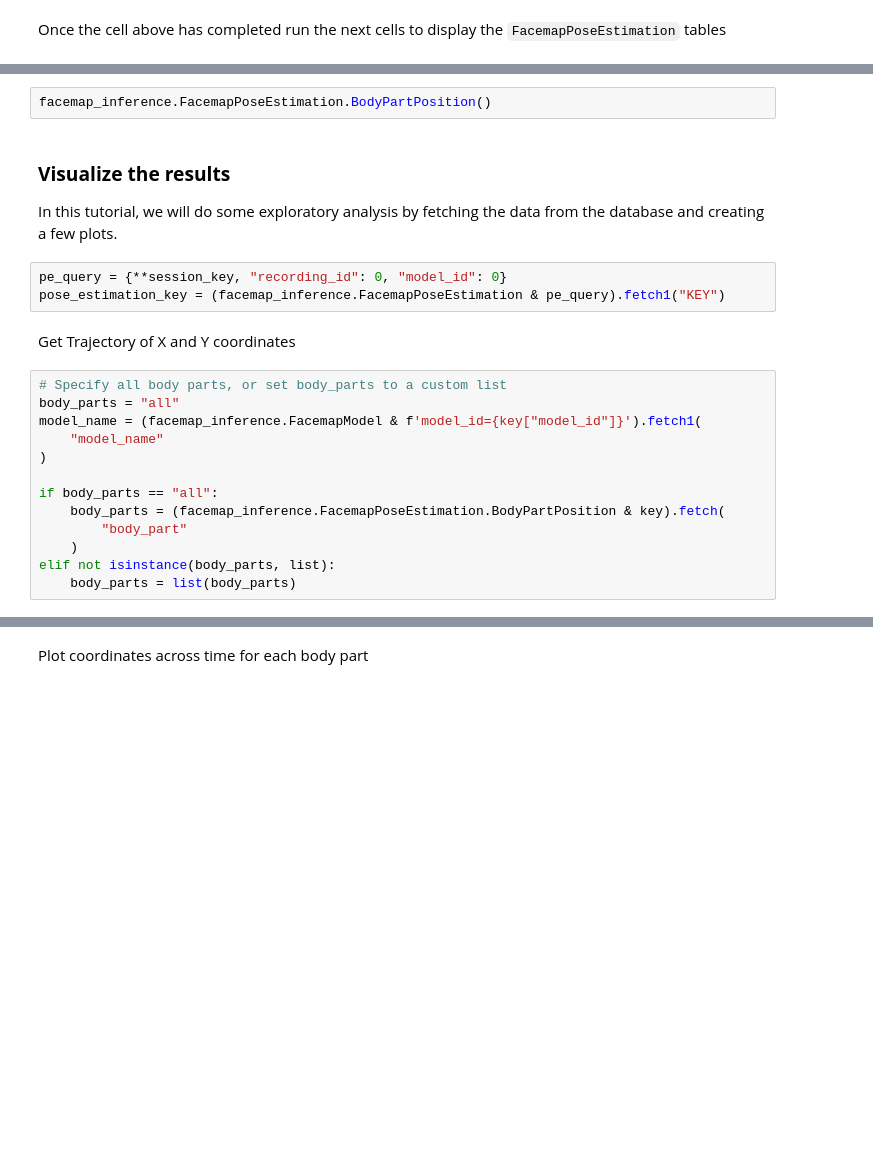
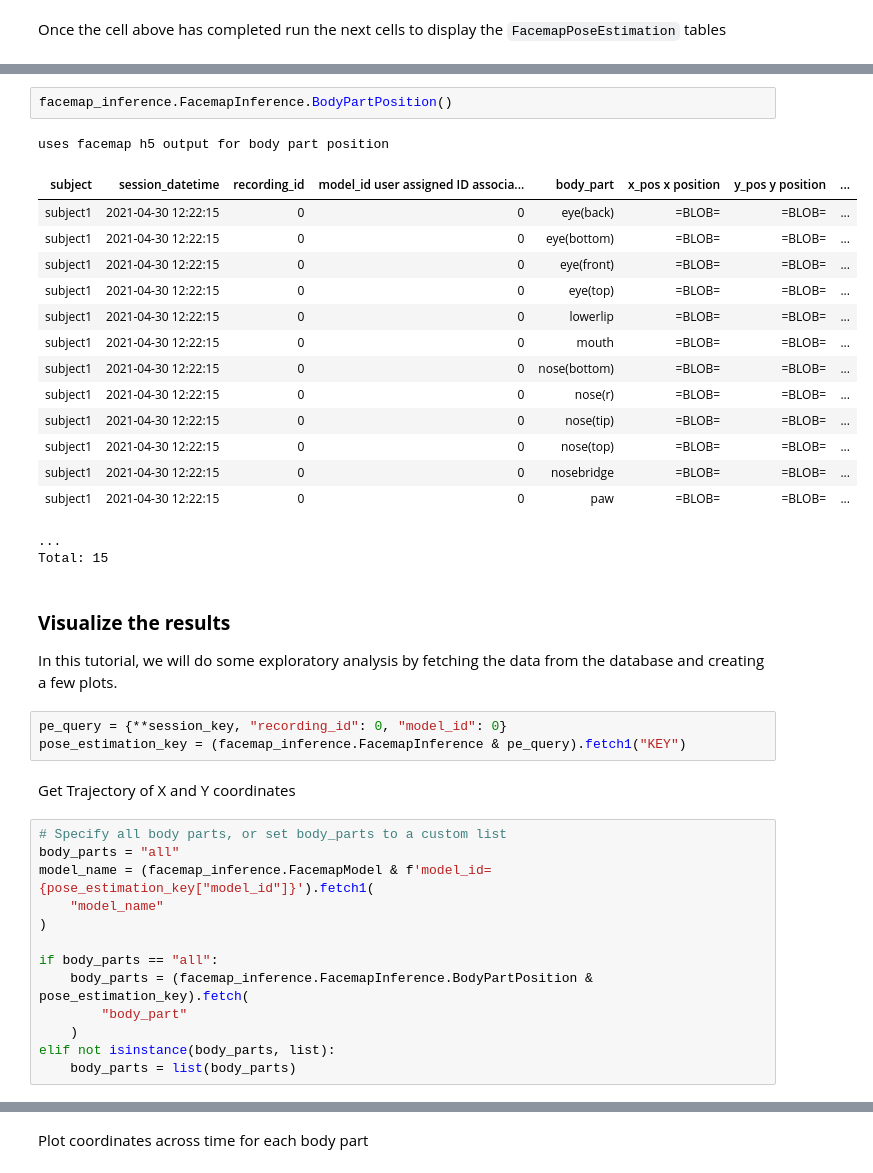
Before and after one commit to datajoint/element-facemap, a Jupyter notebook: notebooks/inference_tutorial.ipynb, the cells around one changed output, grey strips where cells are left out. Drawn from its saved outputs; the diff is of its cells as text; blank space fills up the shorter version.

```diff
--- a/notebooks/inference_tutorial.ipynb
+++ b/notebooks/inference_tutorial.ipynb
@@ -325,22 +327,39 @@ facemap_inference.FacemapPoseEstimation()
 # %%
-facemap_inference.FacemapPoseEstimation.BodyPartPosition()
+facemap_inference.FacemapInference.BodyPartPosition()
+# %% [output]
+uses facemap h5 output for body part position
+| subject | session_datetime | recording_id | model_id user assigned ID associa... | body_part | x_pos x position | y_pos y position | ... |
+| subject1 | 2021-04-30 12:22:15 | 0 | 0 | eye(back) | =BLOB= | =BLOB= | ... |
+| subject1 | 2021-04-30 12:22:15 | 0 | 0 | eye(bottom) | =BLOB= | =BLOB= | ... |
+| subject1 | 2021-04-30 12:22:15 | 0 | 0 | eye(front) | =BLOB= | =BLOB= | ... |
+| subject1 | 2021-04-30 12:22:15 | 0 | 0 | eye(top) | =BLOB= | =BLOB= | ... |
+| subject1 | 2021-04-30 12:22:15 | 0 | 0 | lowerlip | =BLOB= | =BLOB= | ... |
+| subject1 | 2021-04-30 12:22:15 | 0 | 0 | mouth | =BLOB= | =BLOB= | ... |
+| subject1 | 2021-04-30 12:22:15 | 0 | 0 | nose(bottom) | =BLOB= | =BLOB= | ... |
+| subject1 | 2021-04-30 12:22:15 | 0 | 0 | nose(r) | =BLOB= | =BLOB= | ... |
+| subject1 | 2021-04-30 12:22:15 | 0 | 0 | nose(tip) | =BLOB= | =BLOB= | ... |
+| subject1 | 2021-04-30 12:22:15 | 0 | 0 | nose(top) | =BLOB= | =BLOB= | ... |
+| subject1 | 2021-04-30 12:22:15 | 0 | 0 | nosebridge | =BLOB= | =BLOB= | ... |
+| subject1 | 2021-04-30 12:22:15 | 0 | 0 | paw | =BLOB= | =BLOB= | ... |
+...
+Total: 15
 # %% [markdown]
 ### **Visualize the results**
 In this tutorial, we will do some exploratory analysis by fetching the data from the database and creating a few plots.
 # %%
 pe_query = {**session_key, "recording_id": 0, "model_id": 0}
-pose_estimation_key = (facemap_inference.FacemapPoseEstimation & pe_query).fetch1("KEY")
+pose_estimation_key = (facemap_inference.FacemapInference & pe_query).fetch1("KEY")
 # %% [markdown]
 Get Trajectory of X and Y coordinates
 # %%
 # Specify all body parts, or set body_parts to a custom list
 body_parts = "all"
-model_name = (facemap_inference.FacemapModel & f'model_id={key["model_id"]}').fetch1(
+model_name = (facemap_inference.FacemapModel & f'model_id={pose_estimation_key["model_id"]}').fetch1(
     "model_name"
 )
 
 if body_parts == "all":
-    body_parts = (facemap_inference.FacemapPoseEstimation.BodyPartPosition & key).fetch(
+    body_parts = (facemap_inference.FacemapInference.BodyPartPosition & pose_estimation_key).fetch(
         "body_part"
     )
 elif not isinstance(body_parts, list):
```
Also changed, not shown: parts of 19 cells of this notebook.
